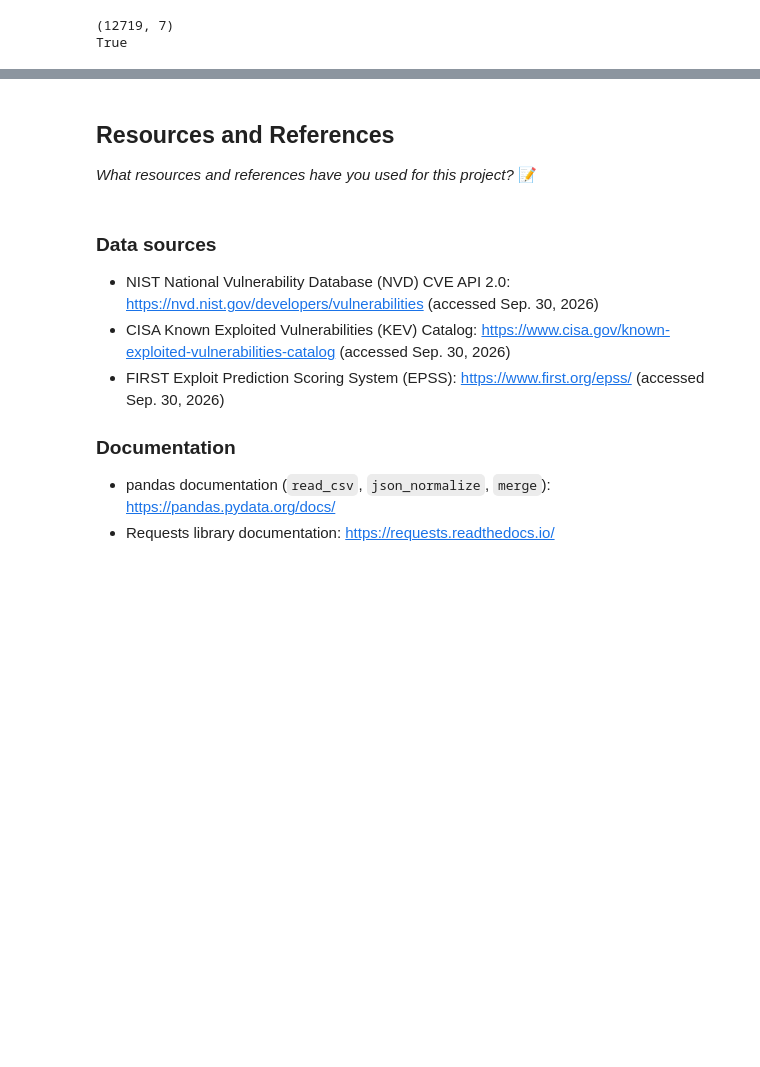
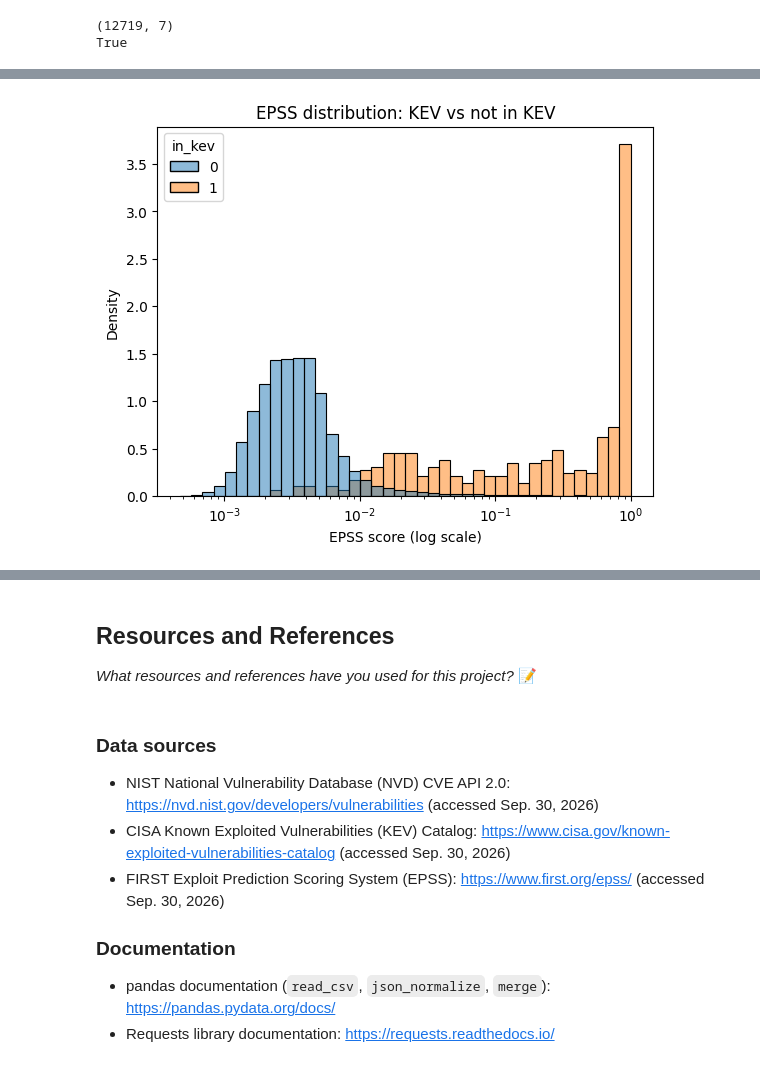
Before and after one commit to IT4063C-Fall2026/data-tech-analytics-final-project-simant21, a Jupyter notebook: source.ipynb, the cells around one changed output, grey strips where cells are left out. Saved outputs shown, nothing was run; the diff lists cells and outputs as text; code cells hidden in the pictures; blank space fills up the shorter version.

```diff
--- a/source.ipynb
+++ b/source.ipynb
@@ -221,0 +385,8 @@ Name: count, dtype: int64
+# %%
+sns.histplot(data=eda.dropna(subset=["epss"]), x="epss", hue="in_kev",
+             stat="density", common_norm=False, log_scale=(True, False), bins=40)
+plt.xlabel("EPSS score (log scale)")
+plt.title("EPSS distribution: KEV vs not in KEV")
+plt.show()
+# %% [output]
+[figure, added]
```
Also changed, not shown: parts of 21 cells of this notebook, 12 other files.
